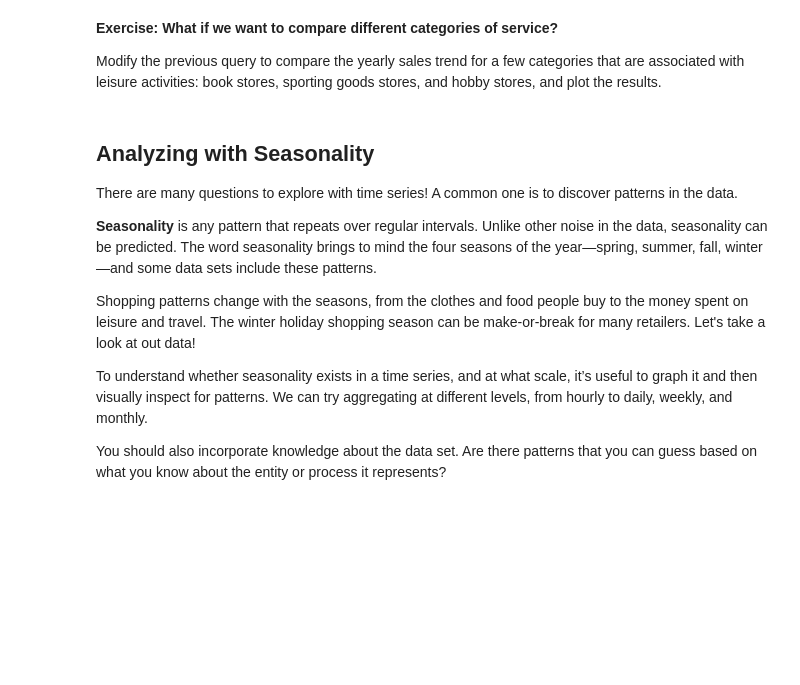
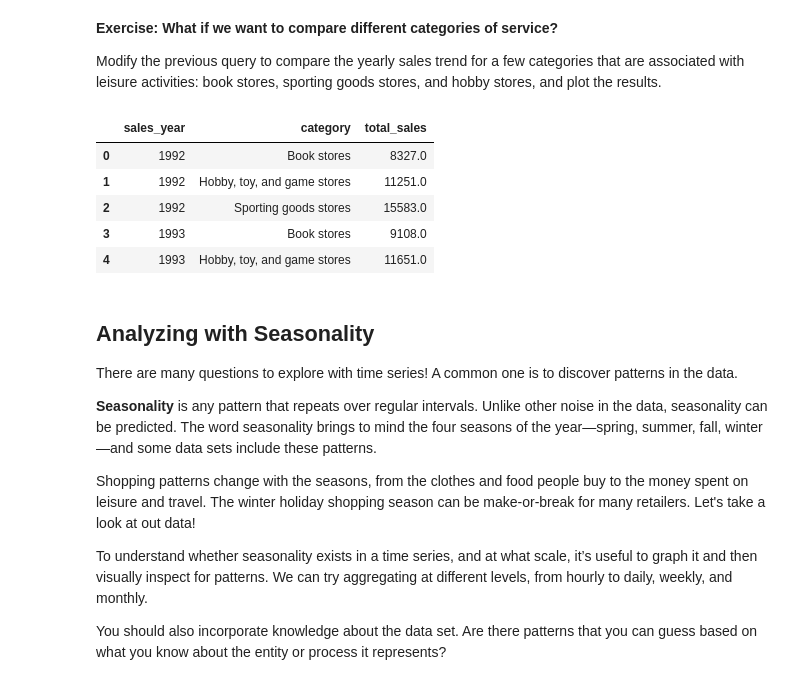
Before and after one commit to MrBroma/LGG-Thomas4, a Jupyter notebook: 02-TheHill/DatabasesIntro/01-SQL/05-data-analytics-with-sql.ipynb, the cells around one changed output. Drawn from its saved outputs; the diff is of its cells as text; code cells hidden in the pictures; blank space fills up the shorter version.

```diff
--- a/02-TheHill/DatabasesIntro/01-SQL/05-data-analytics-with-sql.ipynb
+++ b/02-TheHill/DatabasesIntro/01-SQL/05-data-analytics-with-sql.ipynb
@@ -165,0 +169,23 @@ Modify the previous query to compare the yearly sales trend for a few categories
+# %%
+query = """
+SELECT
+    strftime('%Y', sales_month) AS sales_year,
+    kind_of_business AS category,
+    sum(sales) AS total_sales
+FROM
+    retail_sales
+WHERE
+    kind_of_business IN ('Book stores', 'Sporting goods stores', 'Hobby, toy, and game stores')
+GROUP BY
+    sales_year, category;
+"""
+
+yearly_sales_df = pd.read_sql_query(query, conn)
+yearly_sales_df.head()
+# %% [output]
+|  | sales_year | category | total_sales |
+| 0 | 1992 | Book stores | 8327.0 |
+| 1 | 1992 | Hobby, toy, and game stores | 11251.0 |
+| 2 | 1992 | Sporting goods stores | 15583.0 |
+| 3 | 1993 | Book stores | 9108.0 |
+| 4 | 1993 | Hobby, toy, and game stores | 11651.0 |
```
Also changed, not shown: parts of 8 cells of this notebook, 1 other file.
